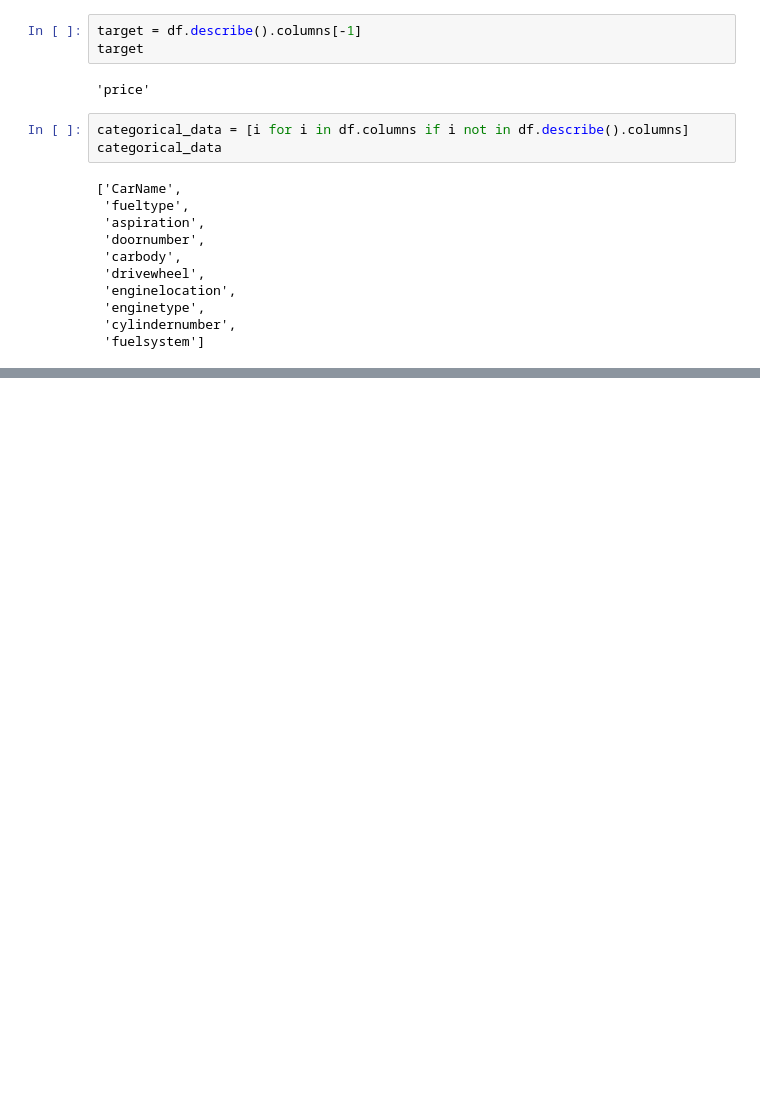
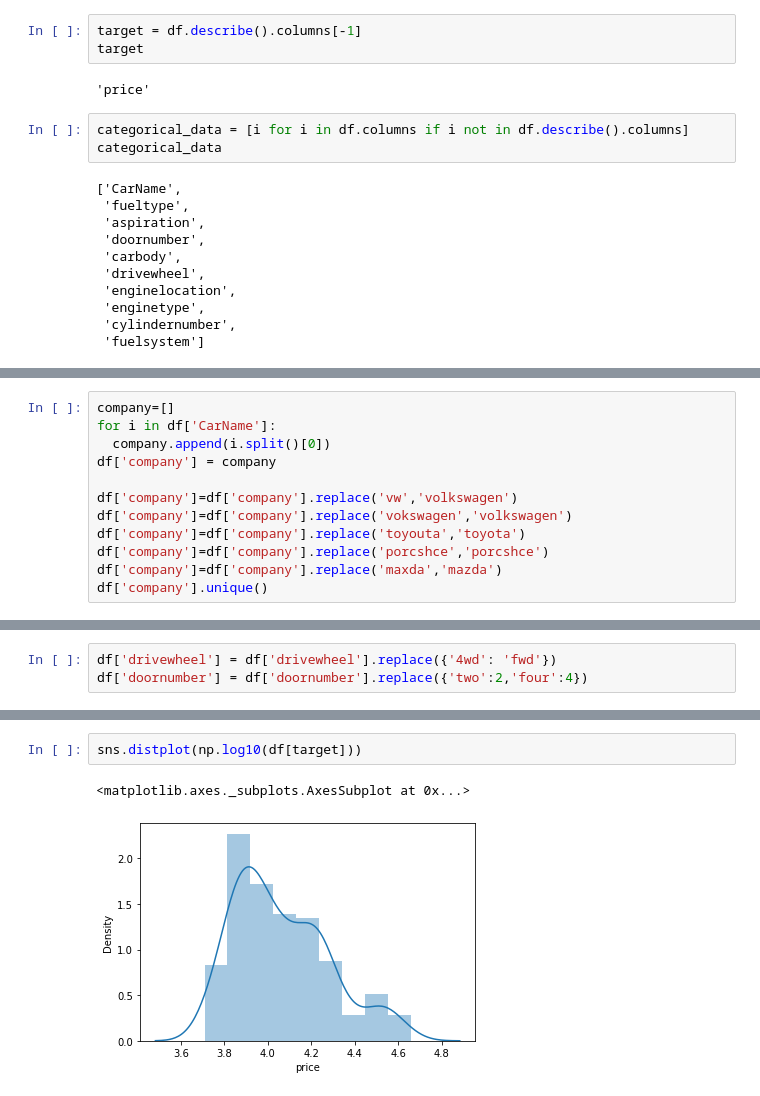
Before and after one commit to Rahul711sharma/Regressions, a Jupyter notebook: Car_Price_Prediction_Regression.ipynb, the cells around one changed output, grey strips where cells are left out. Cells and saved outputs as stored; diff of their text form; blank space fills up the shorter version.

```diff
--- a/Car_Price_Prediction_Regression.ipynb
+++ b/Car_Price_Prediction_Regression.ipynb
@@ -145 +147,13 @@ spfi     1
 Name: fuelsystem, dtype: int64
+# %%
+company=[]
+for i in df['CarName']:
+  company.append(i.split()[0])
+df['company'] = company
+
+df['company']=df['company'].replace('vw','volkswagen')
+df['company']=df['company'].replace('vokswagen','volkswagen')
+df['company']=df['company'].replace('toyouta','toyota')
+df['company']=df['company'].replace('porcshce','porcshce')
+df['company']=df['company'].replace('maxda','mazda')
+df['company'].unique()
@@ -145,0 +166,3 @@ Name: fuelsystem, dtype: int64
+# %%
+df['drivewheel'] = df['drivewheel'].replace({'4wd': 'fwd'})
+df['doornumber'] = df['doornumber'].replace({'two':2,'four':4})
@@ -145,0 +180,5 @@ Name: fuelsystem, dtype: int64
+# %%
+sns.distplot(np.log10(df[target]))
+# %% [output]
+<matplotlib.axes._subplots.AxesSubplot at 0x...>
+[figure, added]
```
Also changed, not shown: parts of 17 cells of this notebook.
